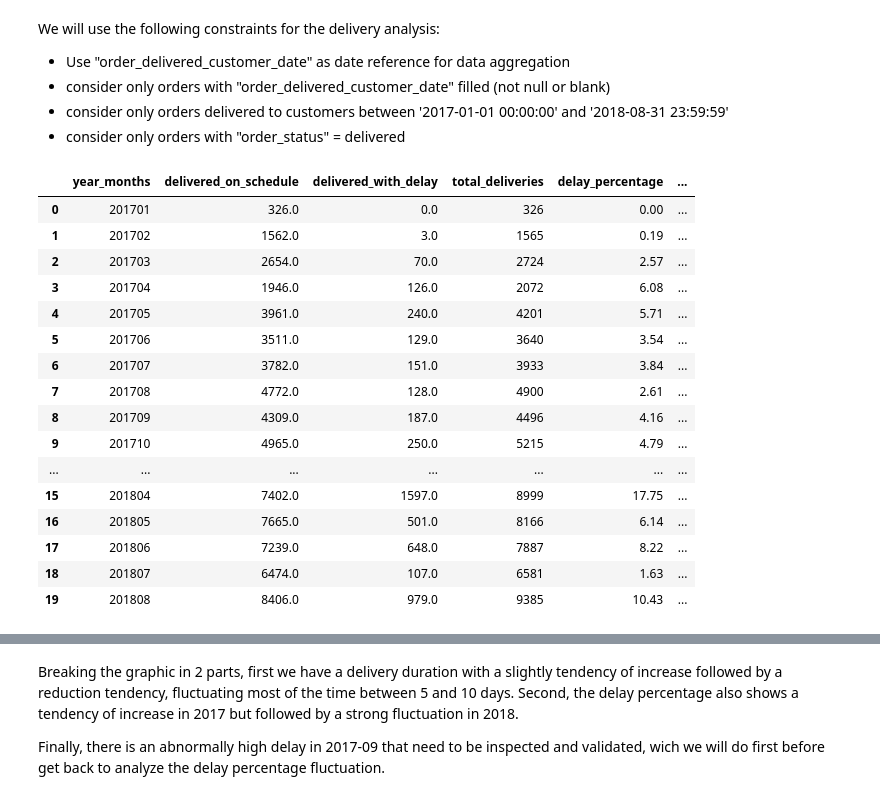
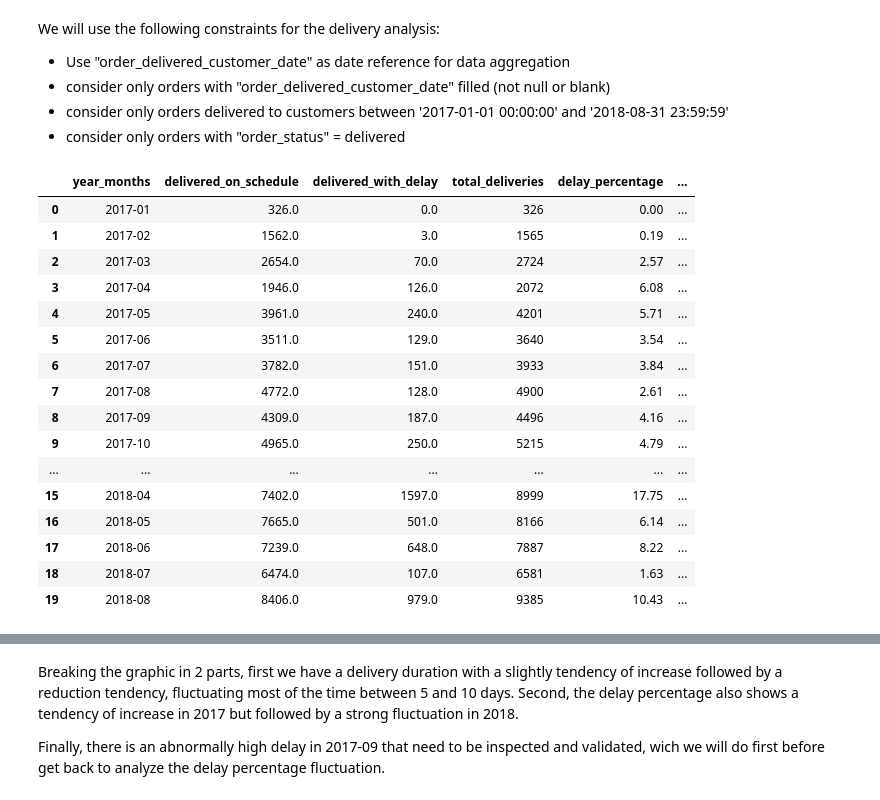
Before and after one commit to hbeltrao/Olist-EDA-Project, a Jupyter notebook: 3-Prototypes/shippment-and-delivery-delay-analysis.ipynb, the cells around one changed output, grey strips where cells are left out. Cells and saved outputs as stored; diff of their text form; code cells hidden in the pictures.

```diff
--- a/3-Prototypes/shippment-and-delivery-delay-analysis.ipynb
+++ b/3-Prototypes/shippment-and-delivery-delay-analysis.ipynb
@@ -150,8 +274,6 @@ Now we need to investigate if these high delays are related to regions or seller
 Let's break the shipping behavior by state to investigate possible delay patterns and causes.
 # %%
 # Fetching the order delay data aggregated by state
-
-period = ('2017-01-01 00:00:00', '2018-08-31 23:59:59')
 
 # Loading the query
 with open("2-Queries/1-Shipment_and_delivery/delayed_shipments_by_state_total.sql") as query:
@@ -212,0 +428,15 @@ Next we will explore shipping performance per seller.
+# %%
+# Fetching data from all states per year-months
+
+# Loading the query
+with open("2-Queries/1-Shipment_and_delivery/delayed_shipments_by_state_monthly.sql") as query:
+    order_shipment_delay_per_state_monthly = pd.read_sql_query(query.read(), params=period, con=connection)
+
+
+# Converting the year_months column to datetype to better display on graph axis
+order_shipment_delay_per_state_monthly['year_months'] = pd.to_datetime(order_shipment_delay_per_state_monthly['year_months'],format='%Y%m').dt.to_period('M')
+
+# Creating a copy of year_months column as strings to better display on the hover tooltips
+order_shipment_delay_per_state_monthly['date'] = order_shipment_delay_per_state_monthly['year_months'].astype('str')
+
+order_shipment_delay_per_state_monthly
@@ -244,10 +613,15 @@ seller_category_table
 # %%
 # Fetching the order delay data aggregated by seller
 
-period = ('2017-01-01 00:00:00', '2018-08-31 23:59:59')
+# Loading the query
+with open("2-Queries/1-Shipment_and_delivery/delayed_shipments_by_seller_category_year_month.sql") as query:
+    seller_data_with_category= pd.read_sql_query(query.read(), params=period, con=connection)
 
-# Loading the query
-with open("2-Queries/1-Shipment_and_delivery/delayed_shipments_by_seller_total.sql") as query:
-    seller_data_with_category= pd.read_sql_query(query.read(), params=period, con=connection)
+# Converting the year_months column to datetype to better display on graph axis
+seller_data_with_category['year_months'] = pd.to_datetime(seller_data_with_category['year_months'],format='%Y%m').dt.to_period('M')
+
+# Creating a copy of year_months column as strings to better display on the hover tooltips
+seller_data_with_category['date'] = seller_data_with_category['year_months'].astype('str')
+
 seller_data_with_category
 # %% [output]
@@ -328,28 +784,33 @@ We will use the following constraints for the delivery analysis:
 * consider only orders  with "order_status" = delivered
 # %%
 # Fetching the order delivery delay data aggregated by year-month
-
-period = ('2017-01-01 00:00:00', '2018-08-31 23:59:59')
 
 # Loading the query
 with open("2-Queries/1-Shipment_and_delivery/delivery_delay_statistics_by_year_month.sql") as query:
     order_delivery_data= pd.read_sql_query(query.read(), params=period, con=connection)
+
+# Converting the year_months column to datetype to better display on graph axis
+order_delivery_data['year_months'] = pd.to_datetime(order_delivery_data['year_months'],format='%Y%m').dt.to_period('M')
+
+# Creating a copy of year_months column as strings to better display on the hover tooltips
+order_delivery_data['date'] = order_delivery_data['year_months'].astype('str')
+
 order_delivery_data
 # %% [output]
 |  | year_months | delivered_on_schedule | delivered_with_delay | total_deliveries | delay_percentage | ... |
-| 0 | 201701 | 326.0 | 0.0 | 326 | 0.00 | ... |
-| 1 | 201702 | 1562.0 | 3.0 | 1565 | 0.19 | ... |
-| 2 | 201703 | 2654.0 | 70.0 | 2724 | 2.57 | ... |
-| 3 | 201704 | 1946.0 | 126.0 | 2072 | 6.08 | ... |
-| 4 | 201705 | 3961.0 | 240.0 | 4201 | 5.71 | ... |
-| 5 | 201706 | 3511.0 | 129.0 | 3640 | 3.54 | ... |
-| 6 | 201707 | 3782.0 | 151.0 | 3933 | 3.84 | ... |
-| 7 | 201708 | 4772.0 | 128.0 | 4900 | 2.61 | ... |
-| 8 | 201709 | 4309.0 | 187.0 | 4496 | 4.16 | ... |
-| 9 | 201710 | 4965.0 | 250.0 | 5215 | 4.79 | ... |
+| 0 | 2017-01 | 326.0 | 0.0 | 326 | 0.00 | ... |
+| 1 | 2017-02 | 1562.0 | 3.0 | 1565 | 0.19 | ... |
+| 2 | 2017-03 | 2654.0 | 70.0 | 2724 | 2.57 | ... |
+| 3 | 2017-04 | 1946.0 | 126.0 | 2072 | 6.08 | ... |
+| 4 | 2017-05 | 3961.0 | 240.0 | 4201 | 5.71 | ... |
+| 5 | 2017-06 | 3511.0 | 129.0 | 3640 | 3.54 | ... |
+| 6 | 2017-07 | 3782.0 | 151.0 | 3933 | 3.84 | ... |
+| 7 | 2017-08 | 4772.0 | 128.0 | 4900 | 2.61 | ... |
+| 8 | 2017-09 | 4309.0 | 187.0 | 4496 | 4.16 | ... |
+| 9 | 2017-10 | 4965.0 | 250.0 | 5215 | 4.79 | ... |
 | ... | ... | ... | ... | ... | ... | ... |
-| 15 | 201804 | 7402.0 | 1597.0 | 8999 | 17.75 | ... |
-| 16 | 201805 | 7665.0 | 501.0 | 8166 | 6.14 | ... |
-| 17 | 201806 | 7239.0 | 648.0 | 7887 | 8.22 | ... |
-| 18 | 201807 | 6474.0 | 107.0 | 6581 | 1.63 | ... |
-| 19 | 201808 | 8406.0 | 979.0 | 9385 | 10.43 | ... |
+| 15 | 2018-04 | 7402.0 | 1597.0 | 8999 | 17.75 | ... |
+| 16 | 2018-05 | 7665.0 | 501.0 | 8166 | 6.14 | ... |
+| 17 | 2018-06 | 7239.0 | 648.0 | 7887 | 8.22 | ... |
+| 18 | 2018-07 | 6474.0 | 107.0 | 6581 | 1.63 | ... |
+| 19 | 2018-08 | 8406.0 | 979.0 | 9385 | 10.43 | ... |
```
Also changed, not shown: parts of 46 cells of this notebook.
